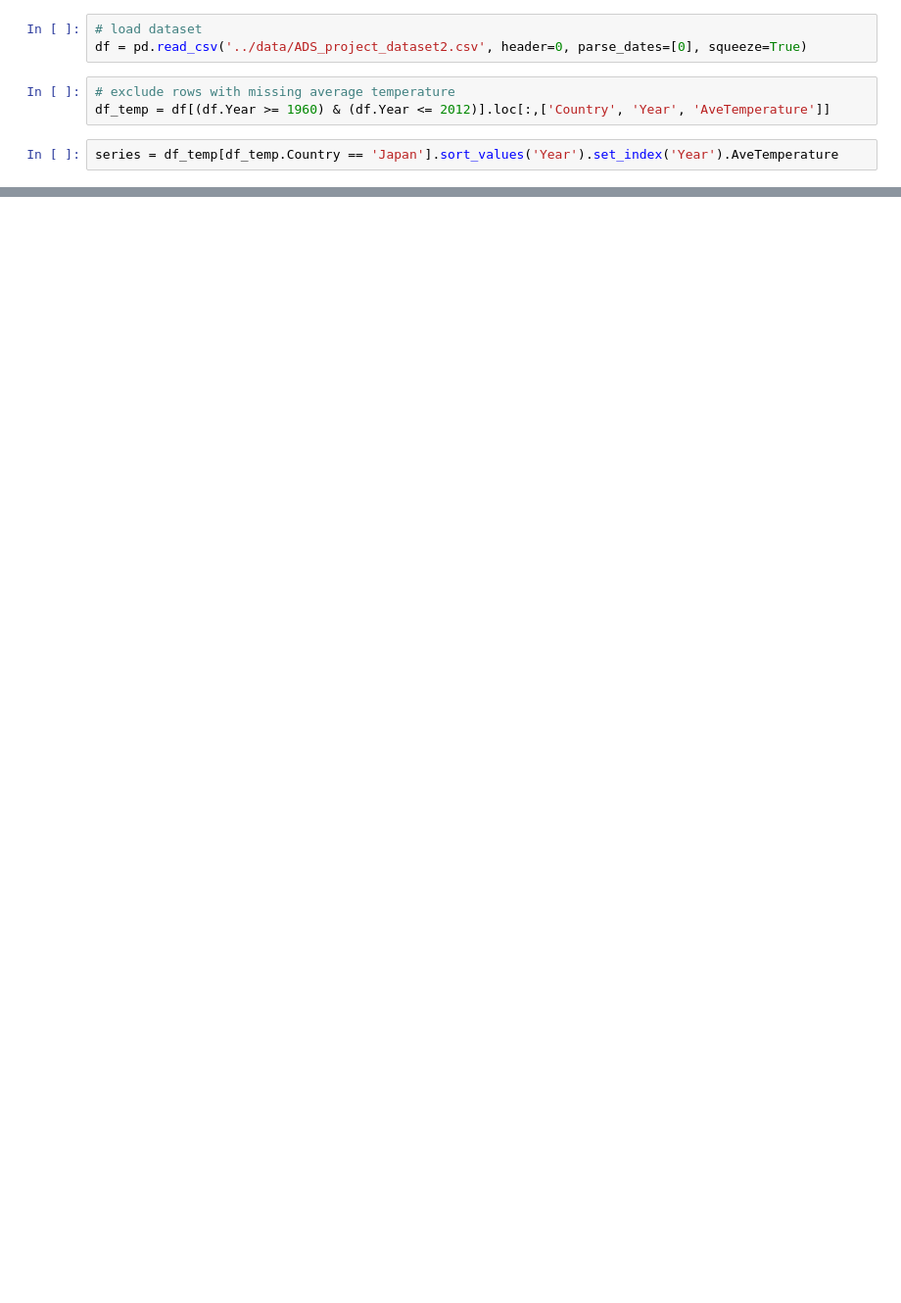
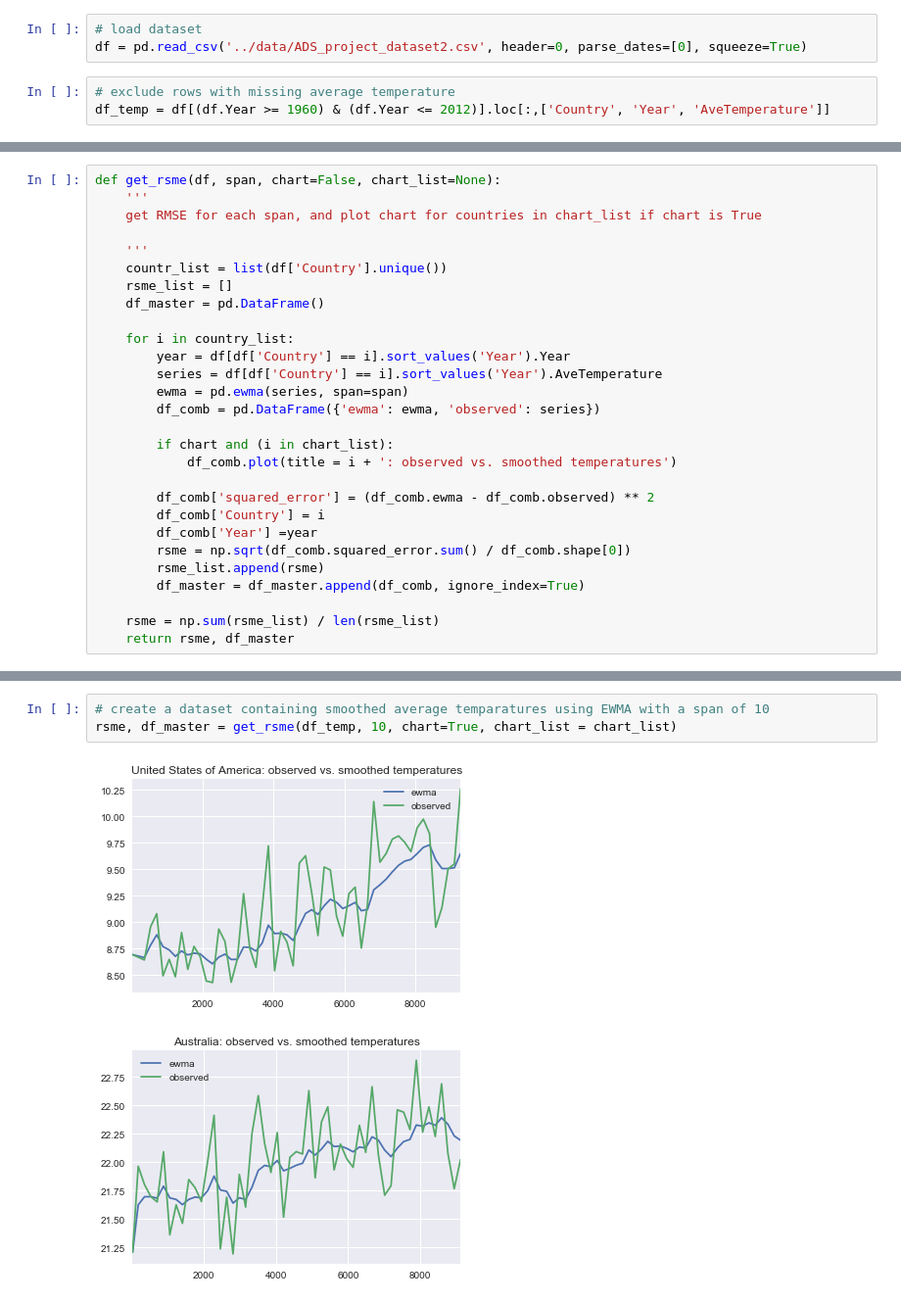
Before and after one commit to masamurai/AppliedDataScience, a Jupyter notebook: project/notebooks/11-EWMA.ipynb, the cells around one changed output, grey strips where cells are left out. Shown: that part at 98% size. Saved outputs shown, nothing was run; the diff lists cells and outputs as text; blank space fills up the shorter version.

```diff
--- a/project/notebooks/11-EWMA.ipynb
+++ b/project/notebooks/11-EWMA.ipynb
@@ -10,5 +16,3 @@ df = pd.read_csv('../data/ADS_project_dataset2.csv', header=0, parse_dates=[0],
 # %%
 # exclude rows with missing average temperature
 df_temp = df[(df.Year >= 1960) & (df.Year <= 2012)].loc[:,['Country', 'Year', 'AveTemperature']]
-# %%
-series = df_temp[df_temp.Country == 'Japan'].sort_values('Year').set_index('Year').AveTemperature
@@ -24,0 +21,28 @@ plt.plot(ewma)
+# %%
+def get_rsme(df, span, chart=False, chart_list=None):
+    '''
+    get RMSE for each span, and plot chart for countries in chart_list if chart is True
+
+    '''
+    countr_list = list(df['Country'].unique())
+    rsme_list = []
+    df_master = pd.DataFrame()
+
+    for i in country_list:
+        year = df[df['Country'] == i].sort_values('Year').Year
+        series = df[df['Country'] == i].sort_values('Year').AveTemperature
+        ewma = pd.ewma(series, span=span)
+        df_comb = pd.DataFrame({'ewma': ewma, 'observed': series})
+
+        if chart and (i in chart_list):
+            df_comb.plot(title = i + ': observed vs. smoothed temperatures')
+
+        df_comb['squared_error'] = (df_comb.ewma - df_comb.observed) ** 2
+        df_comb['Country'] = i
+        df_comb['Year'] =year
+        rsme = np.sqrt(df_comb.squared_error.sum() / df_comb.shape[0])
+        rsme_list.append(rsme)
+        df_master = df_master.append(df_comb, ignore_index=True)
+
+    rsme = np.sum(rsme_list) / len(rsme_list)
+    return rsme, df_master
@@ -24,0 +85,6 @@ plt.plot(ewma)
+# %%
+# create a dataset containing smoothed average temparatures using EWMA with a span of 10
+rsme, df_master = get_rsme(df_temp, 10, chart=True, chart_list = chart_list)
+# %% [output]
+[figure, added]
+[figure, added]
```
Also changed, not shown: parts of 18 cells of this notebook, 3 other files.
